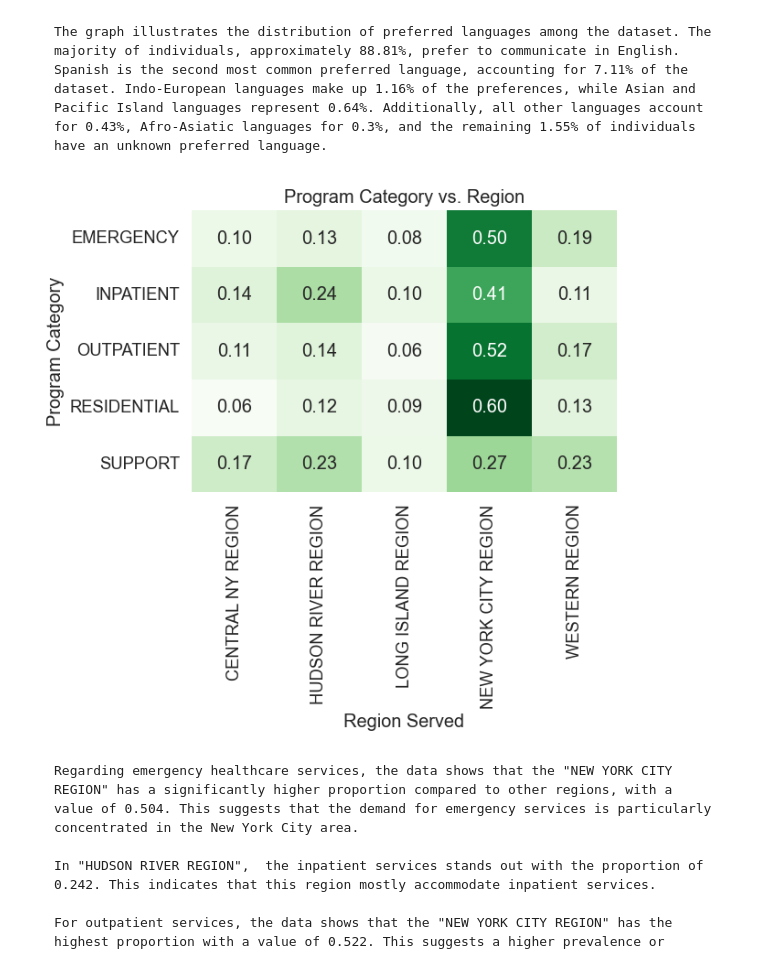
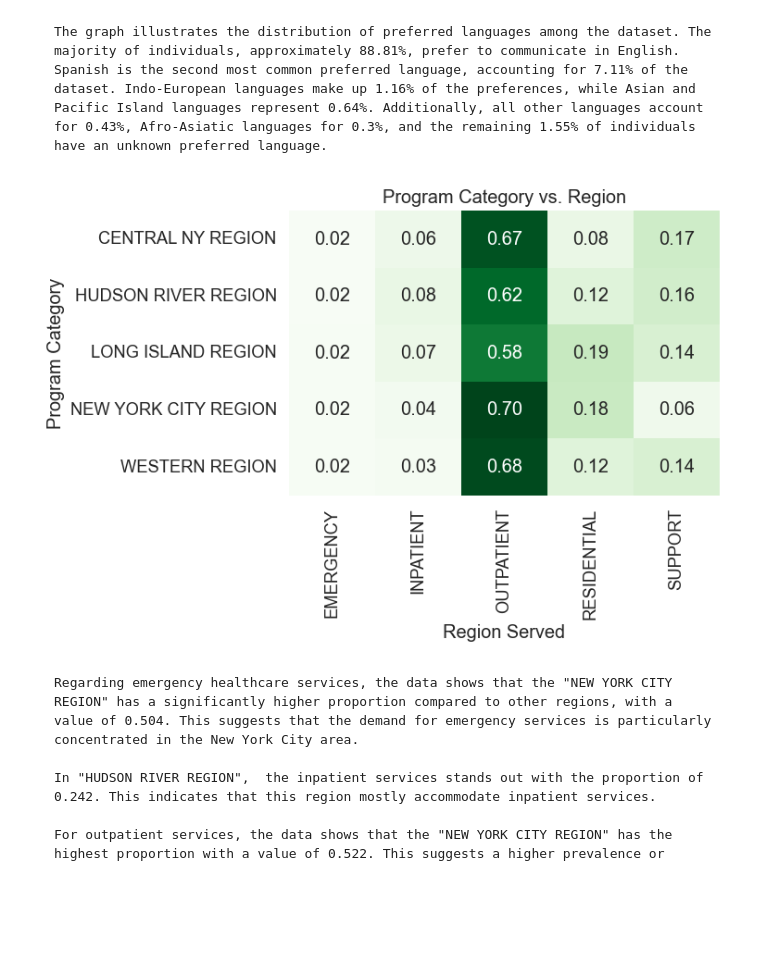
Before and after one commit to TheaClarisseDelosSantos/IT-BA-3204-EquiHealth, a Jupyter notebook: PatientDemographics.ipynb, the cells around one changed output. Cells and saved outputs as stored; diff of their text form; code cells hidden in the pictures; blank space fills up the shorter version.

```diff
--- a/PatientDemographics.ipynb
+++ b/PatientDemographics.ipynb
@@ -308,27 +308,27 @@ plt.show()
 # %% [markdown]
     The graph illustrates the distribution of preferred languages among the dataset. The majority of individuals, approximately 88.81%, prefer to communicate in English. Spanish is the second most common preferred language, accounting for 7.11% of the dataset. Indo-European languages make up 1.16% of the preferences, while Asian and Pacific Island languages represent 0.64%. Additionally, all other languages account for 0.43%, Afro-Asiatic languages for 0.3%, and the remaining 1.55% of individuals have an unknown preferred language.
 # %%
-contingency_table = pd.crosstab(df['Program Category'], df['Region Served'])
+contingency_table = pd.crosstab(df['Region Served'], df['Program Category'])
 chi2, p_value, _, _ = chi2_contingency(contingency_table)
 
 num_rows = contingency_table.shape[0]
 num_cols = contingency_table.shape[1]
 min_dim = min(num_rows, num_cols)
 cramer_v = np.sqrt(chi2 / (df.shape[0] * (min_dim - 1)))
 
 contingency_table_norm = contingency_table.div(contingency_table.sum(axis=1), axis=0)
 
 
 plt.figure(figsize=(6, 4))
 sns.set(font_scale=1.2)
 sns.heatmap(contingency_table_norm, annot=True, cmap='Greens', fmt=".2f", cbar=False)
 plt.title("Program Category vs. Region")
 plt.xlabel("Region Served")
 plt.ylabel("Program Category")
 
 plt.show()
 # %% [output]
-[figure, old version]
+[figure, new version]
 # %% [markdown]
     Regarding emergency healthcare services, the data shows that the "NEW YORK CITY REGION" has a significantly higher proportion compared to other regions, with a value of 0.504. This suggests that the demand for emergency services is particularly concentrated in the New York City area.
 
```
